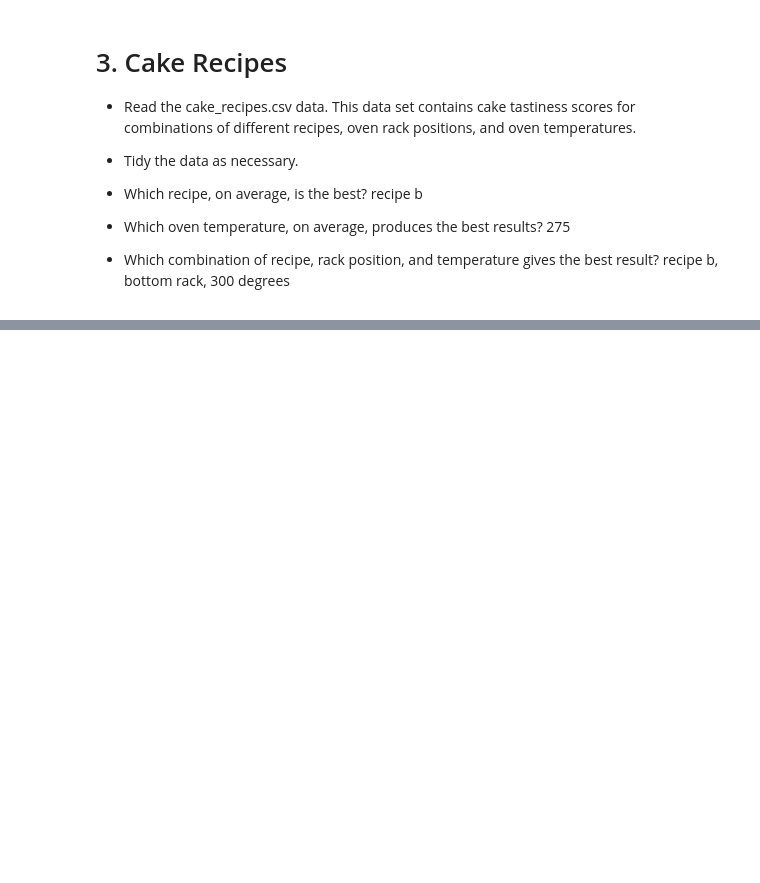
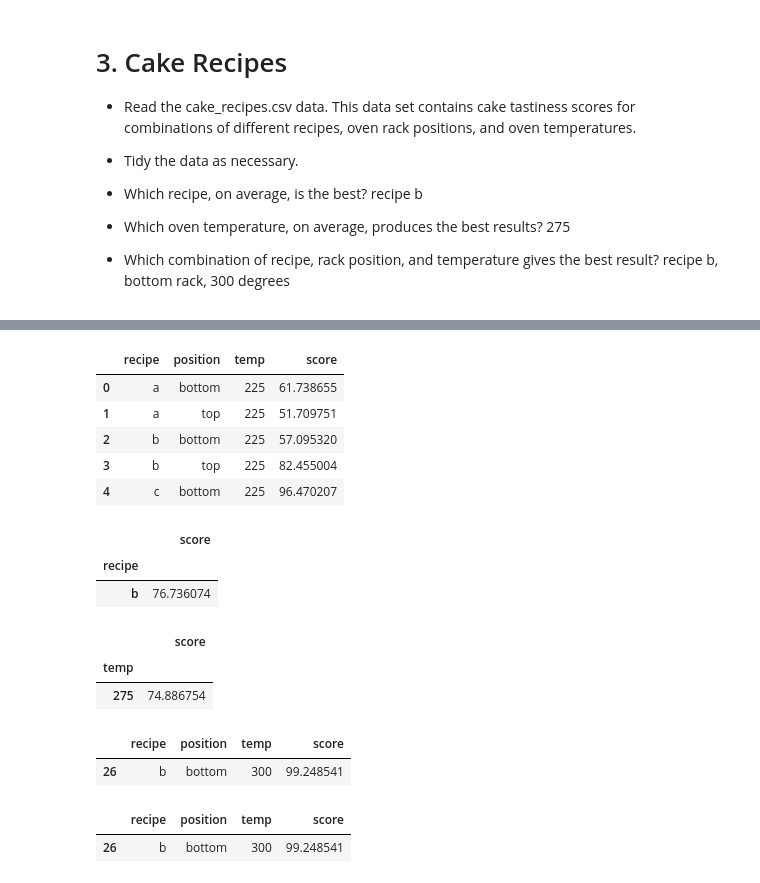
Before and after one commit to jamesallen0351/classification-exercises, a Jupyter notebook: tidy_data.ipynb, the cells around one changed output, grey strips where cells are left out. Cells and saved outputs as stored; diff of their text form; code cells hidden in the pictures; blank space fills up the shorter version.

Commit message:
add solutions and notes to tidy_data exercises

```diff
--- a/tidy_data.ipynb
+++ b/tidy_data.ipynb
@@ -171,0 +254,52 @@ cake
+# %%
+# assigning to tidy_cake the melted version on the above data
+
+tidy_cake = cake.melt(id_vars=['recipe', 'position'], var_name = 'temp', value_name = 'score')
+tidy_cake.head()   #check_yo_head
+# %% [output]
+|  | recipe | position | temp | score |
+| 0 | a | bottom | 225 | 61.738655 |
+| 1 | a | top | 225 | 51.709751 |
+| 2 | b | bottom | 225 | 57.095320 |
+| 3 | b | top | 225 | 82.455004 |
+| 4 | c | bottom | 225 | 96.470207 |
+# %%
+# Which recipe, on average, is the best? recipe b
+# taking my tidy_data and grouping by recipe then taking the mean of each group 'recipe'
+# I then sorted the data by score and took a look at the first line for the answer
+# recipe: b
+# score: 76.7
+
+tidy_cake.groupby('recipe').mean().sort_values(by=['score'], ascending=False).head(1)
+# %% [output]
+|  | score |
+| recipe |  |
+| b | 76.736074 |
+# %%
+# Which oven temperature, on average, produces the best results? 275
+# took the tidy_cake data and groupby 'temp' then took the mean of those
+# sorted values by score and took a look a the first line
+# temp: 275
+# score: 74.8
+
+tidy_cake.groupby('temp').mean().sort_values(by=['score'], ascending=False).head(1)
+# %% [output]
+|  | score |
+| temp |  |
+| 275 | 74.886754 |
+# %%
+# Which combination of recipe, rack position, and temperature gives the best result?
+# recipe b, bottom rack, 300 degrees
+# took tidy cake data and just sorted by score and looked at the first line
+
+tidy_cake.sort_values(by=['score'], ascending=False).head(1)
+# %% [output]
+|  | recipe | position | temp | score |
+| 26 | b | bottom | 300 | 99.248541 |
+# %%
+# another 1 liner to answer the above question
+
+tidy_cake[tidy_cake.score == tidy_cake.score.max()]
+# %% [output]
+|  | recipe | position | temp | score |
+| 26 | b | bottom | 300 | 99.248541 |
```
Also changed, not shown: parts of 27 cells of this notebook.
